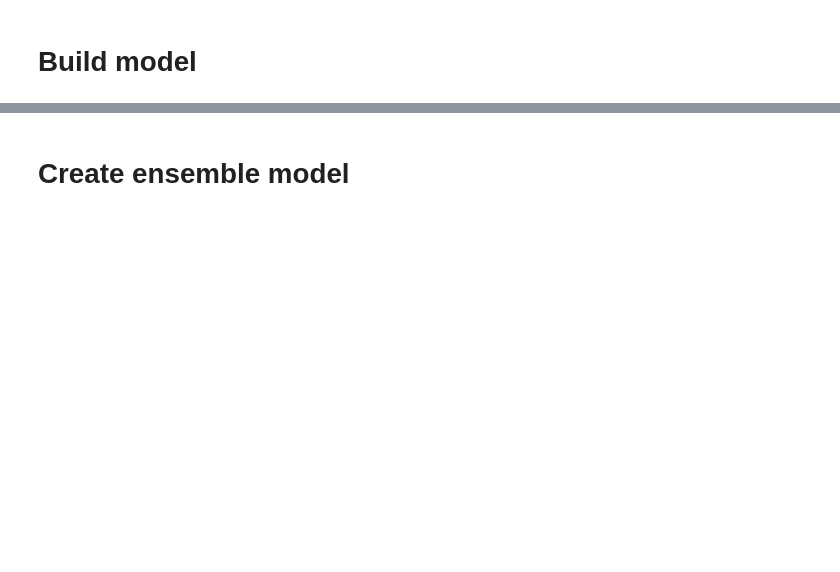
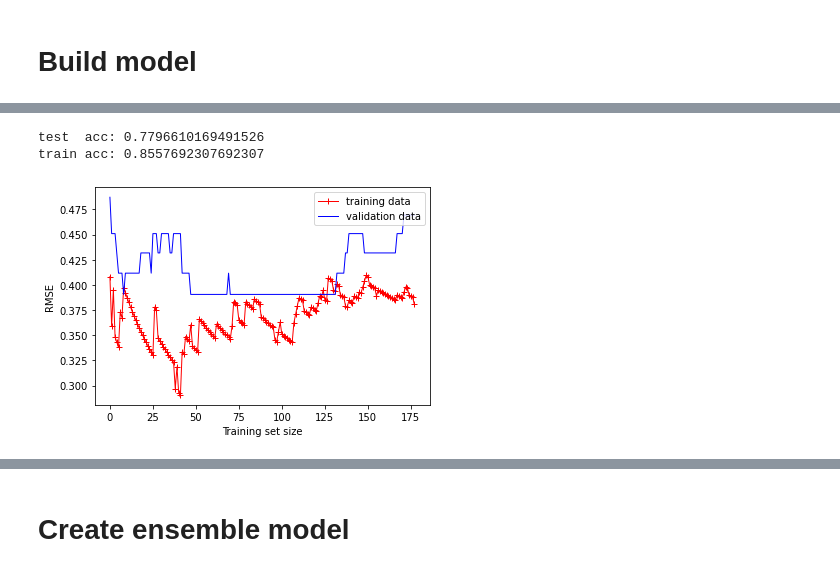
Before and after one commit to jro050/DataScience3, a Jupyter notebook: Supervised_ML/Supervised_ML_final_assignment.ipynb, the cells around one changed output, grey strips where cells are left out. Drawn from its saved outputs; the diff is of its cells as text; code cells hidden in the pictures; blank space fills up the shorter version.

```diff
--- a/Supervised_ML/Supervised_ML_final_assignment.ipynb
+++ b/Supervised_ML/Supervised_ML_final_assignment.ipynb
@@ -256,0 +384,6 @@ Matrix column entries (attributes):
+# %%
+plotter.plot_learning_curves(log, X_train, y_train, X_test, y_test)
+# %% [output]
+test  acc: 0.7796610169491526
+train acc: 0.8557692307692307
+[figure, added]
```
Also changed, not shown: parts of 75 cells of this notebook.
